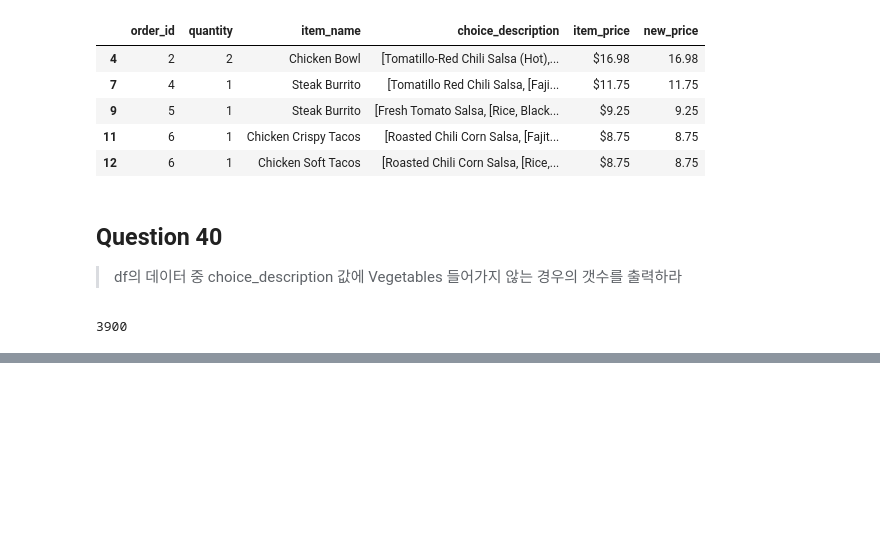
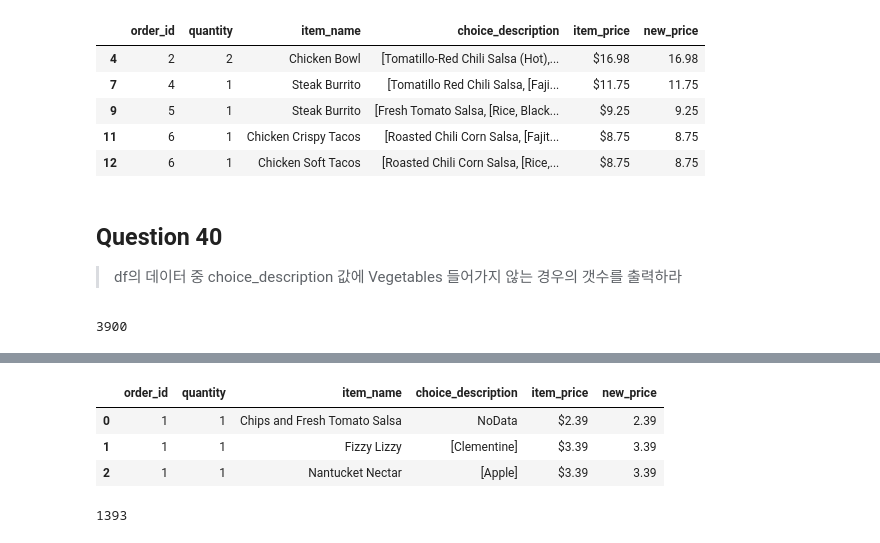
Before and after one commit to lagonee23/Practice, a Jupyter notebook: Pandas/Pandas_tutorial.ipynb, the cells around one changed output, grey strips where cells are left out. Cells and saved outputs as stored; diff of their text form; code cells hidden in the pictures; blank space fills up the shorter version.

```diff
--- a/Pandas/Pandas_tutorial.ipynb
+++ b/Pandas/Pandas_tutorial.ipynb
@@ -493,0 +520,17 @@ len(df3.loc[~df3.choice_description.str.contains('Vegetables')])
+# %%
+lst =[1.69, 2.39, 3.39, 4.45, 9.25, 10.98, 11.75, 16.98]
+
+# hop = 0
+# for e in lst:
+#   hop += df3[df3.new_price == e].shape[0]
+# hop
+
+Ans_43 = df3.loc[df3['new_price'].isin(lst)]
+display(Ans_43.head(3))
+print(len(Ans_43))
+# %% [output]
+|  | order_id | quantity | item_name | choice_description | item_price | new_price |
+| 0 | 1 | 1 | Chips and Fresh Tomato Salsa | NoData | $2.39 | 2.39 |
+| 1 | 1 | 1 | Fizzy Lizzy | [Clementine] | $3.39 | 3.39 |
+| 2 | 1 | 1 | Nantucket Nectar | [Apple] | $3.39 | 3.39 |
+1393
```
Also changed, not shown: parts of 5 cells of this notebook.
